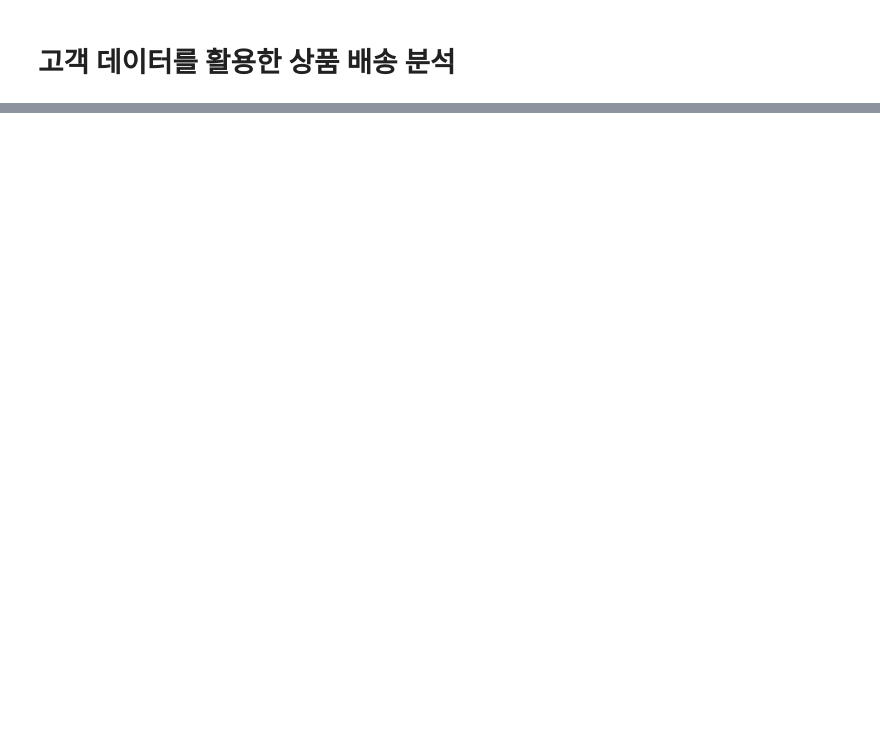
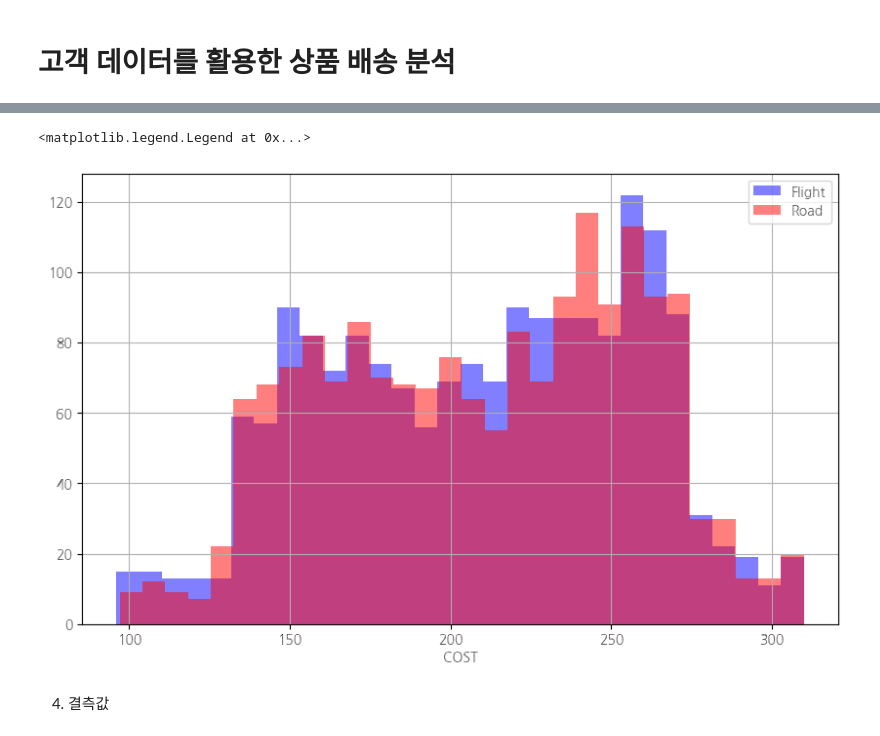
Before and after one commit to yunyun3599/MLStudy, a Jupyter notebook: Data_Anaylsis_And_Machine_Learning/05_item_delivery_analyzing_using_customer_data/item_delivery_analyzing_using_customer_data.ipynb, the cells around one changed output, grey strips where cells are left out. Saved outputs shown, nothing was run; the diff lists cells and outputs as text; code cells hidden in the pictures; blank space fills up the shorter version.

```diff
--- a/Data_Anaylsis_And_Machine_Learning/05_item_delivery_analyzing_using_customer_data/item_delivery_analyzing_using_customer_data.ipynb
+++ b/Data_Anaylsis_And_Machine_Learning/05_item_delivery_analyzing_using_customer_data/item_delivery_analyzing_using_customer_data.ipynb
@@ -13,0 +166,11 @@ Reached on time 항목을 target 값으로 활용 가능
+# %%
+plt.figure(figsize=(10, 6))
+train[train['Mode_of_Shipment']=='Flight']['Cost_of_the_Product'].hist(alpha=0.5, color='blue', bins=30, label='Flight')
+train[train['Mode_of_Shipment']=='Road']['Cost_of_the_Product'].hist(alpha=0.5, color='red', bins=30, label='Road')
+plt.xlabel('COST')
+plt.legend()
+# %% [output]
+<matplotlib.legend.Legend at 0x...>
+[figure, added]
+# %% [markdown]
+4) 결측값
```
Also changed, not shown: parts of 17 cells of this notebook.
